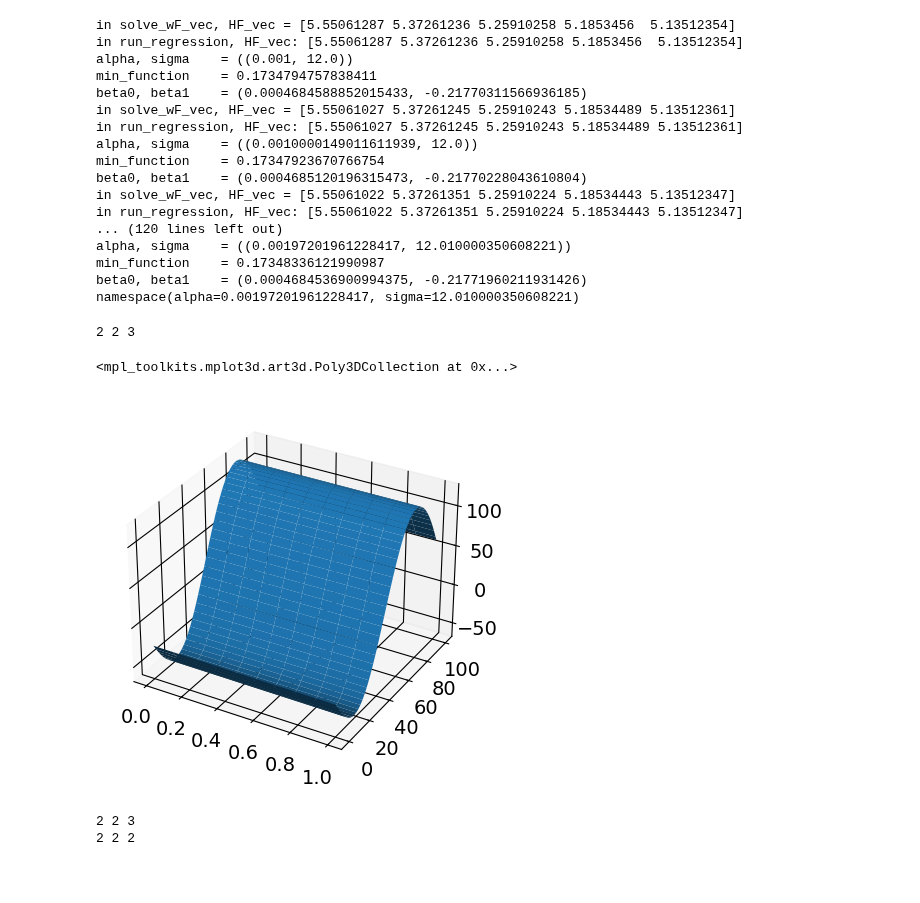
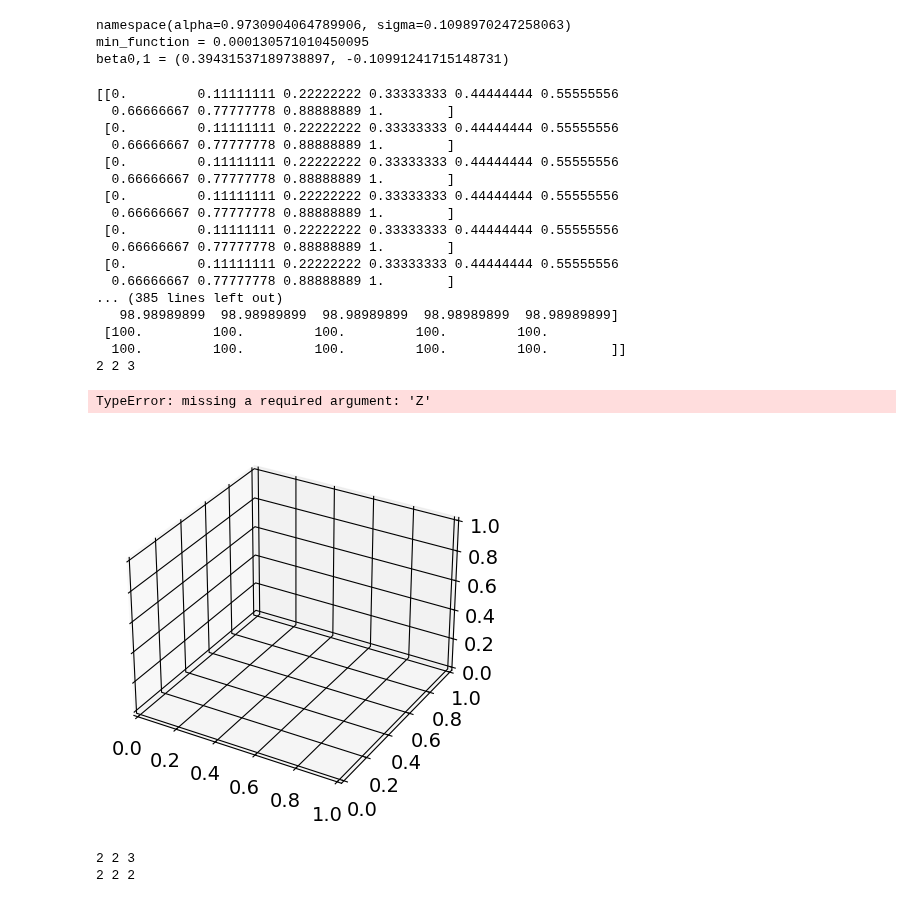
Before and after one commit to NumEconCopenhagen/projects-2023-scb, a Jupyter notebook: inauguralproject/Q4.ipynb, the cells around one changed output. Saved outputs shown, nothing was run; the diff lists cells and outputs as text; code cells hidden in the pictures; blank space fills up the shorter version.

```diff
--- a/inauguralproject/Q4.ipynb
+++ b/inauguralproject/Q4.ipynb
@@ -22,48 +19,57 @@ The autoreload extension is already loaded. To reload it, use:
 konrad = HSM.HouseholdSpecializationModelClass()
 
 solution = konrad.estimate()
+
 print(solution)
+print(f'min_function = {konrad.min_function()}')
+print(f'beta0,1 = {konrad.sol.beta0, konrad.sol.beta1}')
 # %% [output]
-in solve_wF_vec, HF_vec = [5.55061287 5.37261236 5.25910258 5.1853456  5.13512354]
-in run_regression, HF_vec: [5.55061287 5.37261236 5.25910258 5.1853456  5.13512354]
-alpha, sigma    = ((0.001, 12.0))
-min_function    = 0.1734794757838411
-beta0, beta1    = (0.0004684588852015433, -0.21770311566936185)
-in solve_wF_vec, HF_vec = [5.55061027 5.37261245 5.25910243 5.18534489 5.13512361]
-in run_regression, HF_vec: [5.55061027 5.37261245 5.25910243 5.18534489 5.13512361]
-alpha, sigma    = ((0.0010000149011611939, 12.0))
-min_function    = 0.17347923670766754
-beta0, beta1    = (0.0004685120196315473, -0.21770228043610804)
-in solve_wF_vec, HF_vec = [5.55061022 5.37261351 5.25910224 5.18534443 5.13512347]
-in run_regression, HF_vec: [5.55061022 5.37261351 5.25910224 5.18534443 5.13512347]
-... (120 lines left out)
-alpha, sigma    = ((0.00197201961228417, 12.010000350608221))
-min_function    = 0.17348336121990987
-beta0, beta1    = (0.0004684536900994375, -0.21771960211931426)
-namespace(alpha=0.00197201961228417, sigma=12.010000350608221)
+namespace(alpha=0.9730904064789906, sigma=0.1098970247258063)
+min_function = 0.000130571010450095
+beta0,1 = (0.39431537189738897, -0.10991241715148731)
 # %%
 sol = konrad.sol
 par = konrad.par
 
 n = 100
 
 alpha = np.linspace(0, 1, 10)
 sigma = np.linspace(0,100,n)
-xgrid, ygrid = np.meshgrid(alpha, sigma)
+alpha_grid, sigma_grid = np.meshgrid(alpha, sigma)
+
+print(xgrid)
+
+print(ygrid)
 # print(xgrid)
 # print(ygrid)
 xy = np.stack([xgrid, ygrid])
 
 # print(xy)
 print(xgrid.ndim, ygrid.ndim, xy.ndim)
 
 fig = plt.figure()
 ax = fig.add_subplot(1,1,1, projection='3d')
 ax.plot_surface(xgrid, ygrid)
 # %% [output]
+[[0.         0.11111111 0.22222222 0.33333333 0.44444444 0.55555556
+  0.66666667 0.77777778 0.88888889 1.        ]
+ [0.         0.11111111 0.22222222 0.33333333 0.44444444 0.55555556
+  0.66666667 0.77777778 0.88888889 1.        ]
+ [0.         0.11111111 0.22222222 0.33333333 0.44444444 0.55555556
+  0.66666667 0.77777778 0.88888889 1.        ]
+ [0.         0.11111111 0.22222222 0.33333333 0.44444444 0.55555556
+  0.66666667 0.77777778 0.88888889 1.        ]
+ [0.         0.11111111 0.22222222 0.33333333 0.44444444 0.55555556
+  0.66666667 0.77777778 0.88888889 1.        ]
+ [0.         0.11111111 0.22222222 0.33333333 0.44444444 0.55555556
+  0.66666667 0.77777778 0.88888889 1.        ]
+... (385 lines left out)
+   98.98989899  98.98989899  98.98989899  98.98989899  98.98989899]
+ [100.         100.         100.         100.         100.
+  100.         100.         100.         100.         100.        ]]
 2 2 3
-<mpl_toolkits.mplot3d.art3d.Poly3DCollection at 0x...>
+TypeError: missing a required argument: 'Z'
-[figure, old version]
+[figure, new version]
 # %%
 def eggholder(x):
     return (-(x[1] + 47) * np.sin(np.sqrt(abs(x[0]/2 + (x[1]  + 47))))
```
Also changed, not shown: parts of 1 cell of this notebook.
